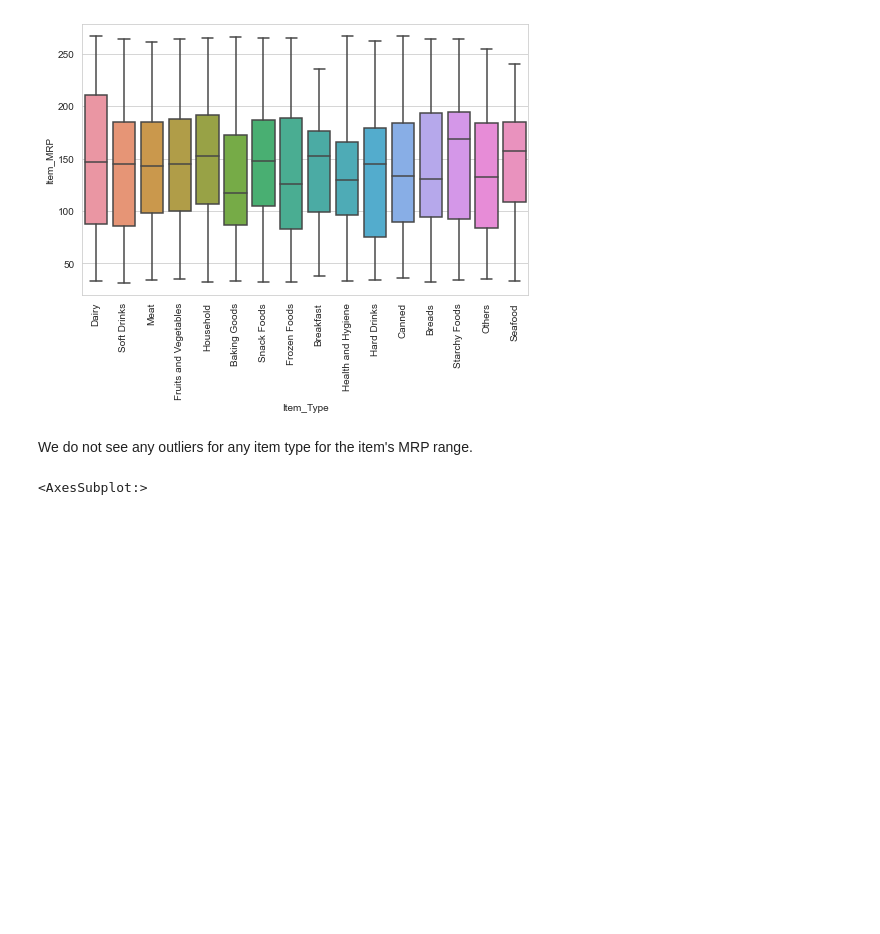
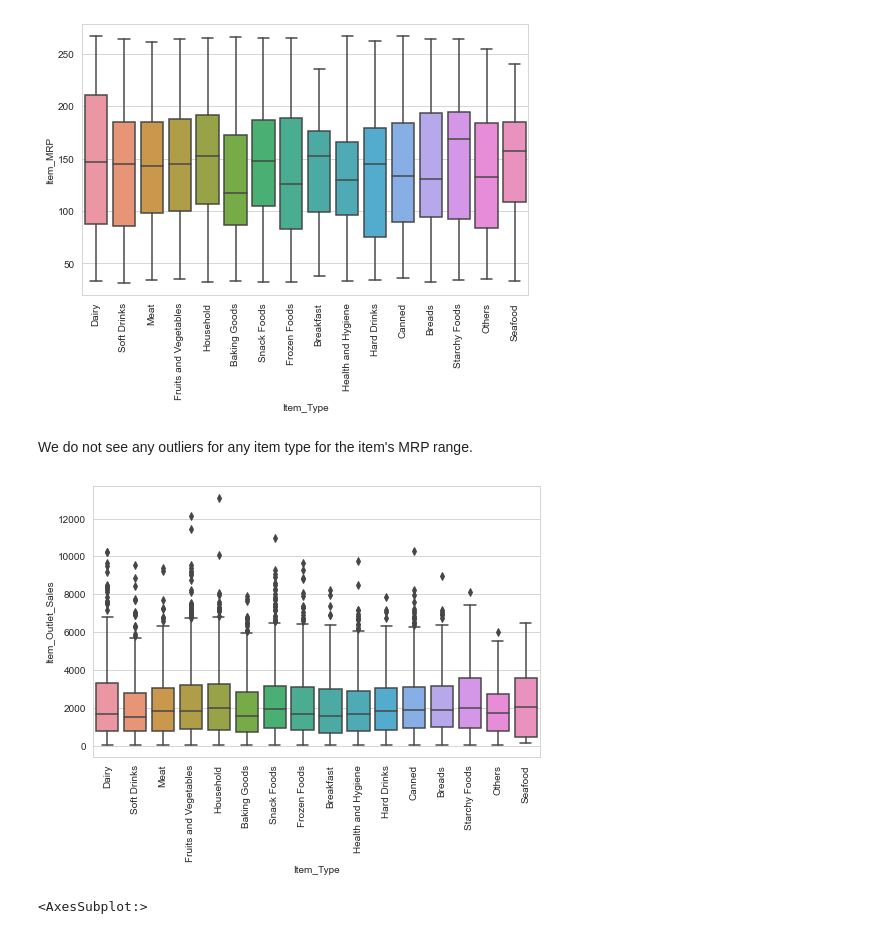
Before and after one commit to ayg15/bigmart-sales, a Jupyter notebook: Big Mart Sales Prediction.ipynb, the cells around one changed output. Cells and saved outputs as stored; diff of their text form; code cells hidden in the pictures; blank space fills up the shorter version.

```diff
--- a/Big Mart Sales Prediction.ipynb
+++ b/Big Mart Sales Prediction.ipynb
@@ -287,6 +287,13 @@ plt.xticks(rotation=90);
 [figure]
 # %% [markdown]
 We do not see any outliers for any item type for the item's MRP range.
+# %%
+plt.figure(figsize=(8,5))
+sns.set_style('whitegrid')
+sns.boxplot(x='Item_Type', y='Item_Outlet_Sales', data=sales_df)
+plt.xticks(rotation=90);
+# %% [output]
+[figure, added]
 # %%
 sns.heatmap(sales_df.corr(), annot=True)
 # %% [output]
```
Also changed, not shown: parts of 12 cells of this notebook.
